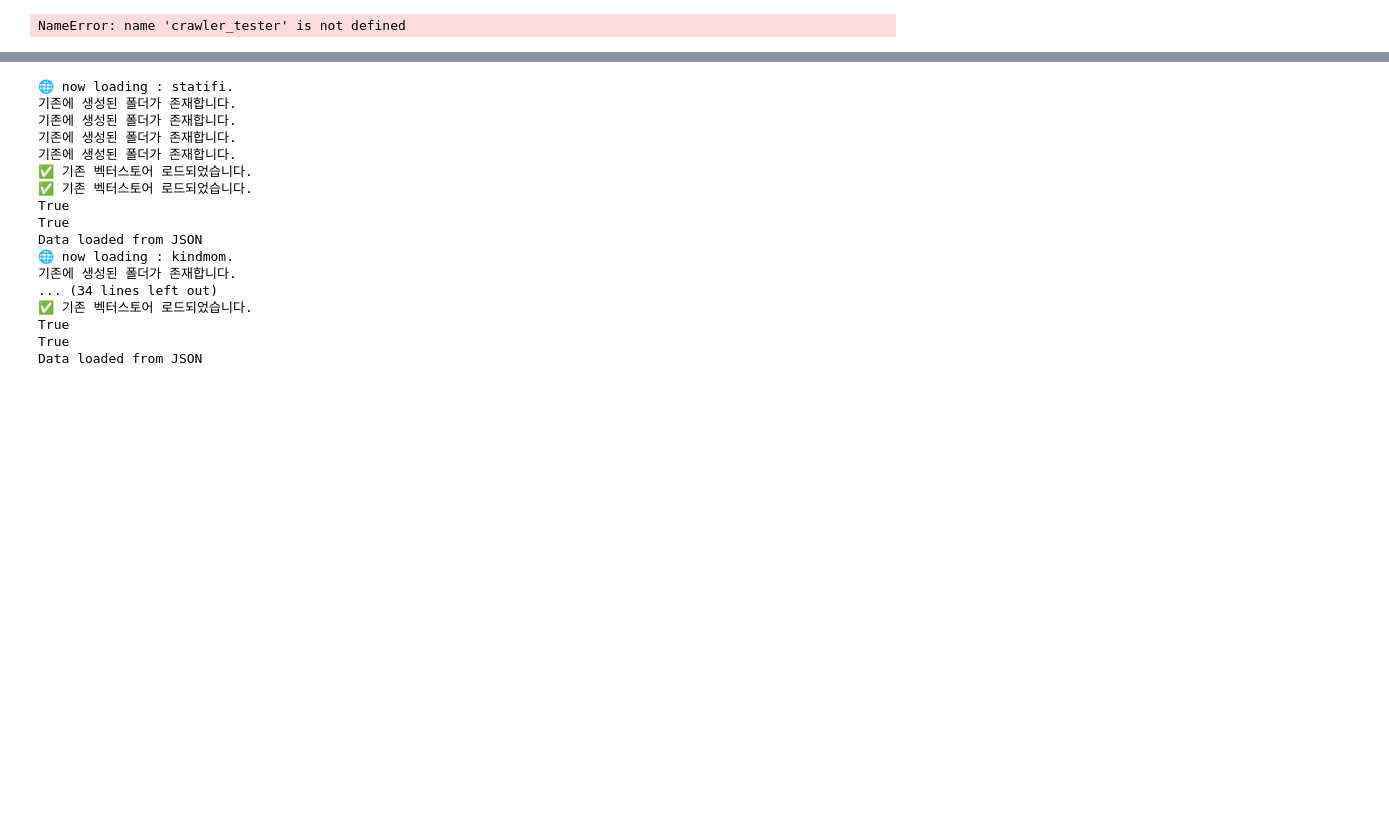
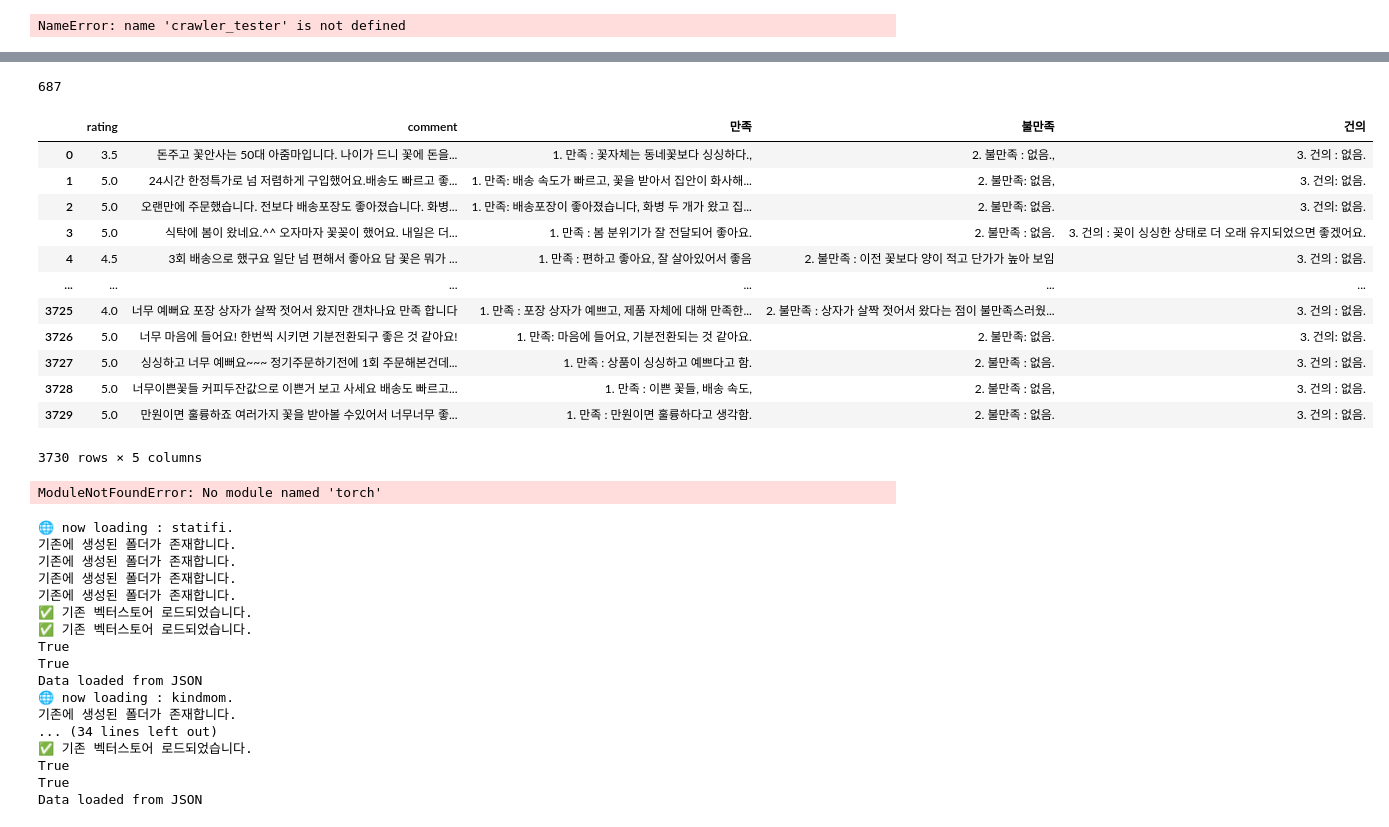
Before and after one commit to Fron95/automated_blogging, a Jupyter notebook: 종합.ipynb, the cells around one changed output, grey strips where cells are left out. Cells and saved outputs as stored; diff of their text form; code cells hidden in the pictures; blank space fills up the shorter version.

```diff
--- a/종합.ipynb
+++ b/종합.ipynb
@@ -148,0 +113,32 @@ aria_label
+# %%
+from langchain import LLMChain
+from langchain.prompts import PromptTemplate
+from langchain.llms import HuggingFaceHub
+from langchain_openai import ChatOpenAI
+# HuggingFace Repository ID
+repo_id = 'mistralai/Mistral-7B-Instruct-v0.2'
+
+# 질의내용
+question = "[INST]너는 한국말을 얼마나 잘 하니?[/INST]"
+
+# 템플릿
+template = """Question: {question}
+
+Answer: """
+
+# 프롬프트 템플릿 생성
+prompt = PromptTemplate(template=template, input_variables=["question"])
+
+# HuggingFaceHub 객체 생성
+# llm = HuggingFaceHub(
+#     repo_id=repo_id,
+#     huggingfacehub_api_token = "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",
+#     model_kwargs={"temperature": 0.2,
+#                   "max_length": 128}
+# )
+llm = ChatOpenAI(model="gpt-3.5-turbo-0125",) # LLM model (openai 에서 이용가능한 모델 중 가장 저렴한 gpt3.5-turbo모델을 사용합니다.)
+# LLM Chain 객체 생성
+llm_chain = LLMChain(prompt=prompt, llm=llm)
+
+# 실행
+print(llm_chain.run(question=question))
@@ -148,0 +282,24 @@ aria_label
+# %%
+len(answers)
+# %% [output]
+687
+# %%
+df['만족'] = [answer[0] for answer in answers]
+df['불만족'] = [answer[1] for answer in answers]
+df['건의'] = [answer[2] for answer in answers]
+
+df
+# %% [output]
+|  | rating | comment | 만족 | 불만족 | 건의 |
+| 0 | 3.5 | 돈주고 꽃안사는 50대 아줌마입니다. 나이가 드니 꽃에 돈을... | 1. 만족 : 꽃자체는 동네꽃보다 싱싱하다., | 2. 불만족 : 없음., | 3. 건의 : 없음. |
+| 1 | 5.0 | 24시간 한정특가로 넘 저렴하게 구입했어요.배송도 빠르고 좋... | 1. 만족: 배송 속도가 빠르고, 꽃을 받아서 집안이 화사해... | 2. 불만족: 없음, | 3. 건의: 없음. |
+| 2 | 5.0 | 오랜만에 주문했습니다. 전보다 배송포장도 좋아졌습니다. 화병... | 1. 만족: 배송포장이 좋아졌습니다, 화병 두 개가 왔고 집... | 2. 불만족: 없음. | 3. 건의: 없음. |
+| 3 | 5.0 | 식탁에 봄이 왔네요.^^ 오자마자 꽃꽂이 했어요. 내일은 더... | 1. 만족 : 봄 분위기가 잘 전달되어 좋아요. | 2. 불만족 : 없음. | 3. 건의 : 꽂이 싱싱한 상태로 더 오래 유지되었으면 좋겠어요. |
+| 4 | 4.5 | 3회 배송으로 했구요 일단 넘 편해서 좋아요 담 꽃은 뭐가 ... | 1. 만족 : 편하고 좋아요, 잘 살아있어서 좋음 | 2. 불만족 : 이전 꽃보다 양이 적고 단가가 높아 보임 | 3. 건의 : 없음. |
+| ... | ... | ... | ... | ... | ... |
+| 3725 | 4.0 | 너무 예뻐요 포장 상자가 살짝 젓어서 왔지만 갠차나요 만족 합니다 | 1. 만족 : 포장 상자가 예쁘고, 제품 자체에 대해 만족한... | 2. 불만족 : 상자가 살짝 젓어서 왔다는 점이 불만족스러웠... | 3. 건의 : 없음. |
+| 3726 | 5.0 | 너무 마음에 들어요! 한번씩 시키면 기분전환되구 좋은 것 같아요! | 1. 만족: 마음에 들어요, 기분전환되는 것 같아요. | 2. 불만족: 없음. | 3. 건의: 없음. |
+| 3727 | 5.0 | 싱싱하고 너무 예뻐요~~~ 정기주문하기전에 1회 주문해본건데... | 1. 만족 : 상품이 싱싱하고 예쁘다고 함. | 2. 불만족 : 없음. | 3. 건의 : 없음. |
+| 3728 | 5.0 | 너무이쁜꽃들 커피두잔값으로 이쁜거 보고 사세요 배송도 빠르고... | 1. 만족 : 이쁜 꽃들, 배송 속도, | 2. 불만족 : 없음, | 3. 건의 : 없음. |
+| 3729 | 5.0 | 만원이면 훌륭하죠 여러가지 꽃을 받아볼 수있어서 너무너무 좋... | 1. 만족 : 만원이면 훌륭하다고 생각함. | 2. 불만족 : 없음. | 3. 건의 : 없음. |
+3730 rows × 5 columns
@@ -149,3 +308,19 @@ aria_label
+# %%
+import os
+import torch
+from transformers import AutoTokenizer, AutoModelForCausalLM
+
+model_id = 'beomi/Llama-3-Open-Ko-8B-Instruct-preview'
+
+tokenizer = AutoTokenizer.from_pretrained(model_id)
+model = AutoModelForCausalLM.from_pretrained(
+    model_id,
+    torch_dtype="auto",
+    device_map="auto",
+)
+model.eval()
+# %% [output]
+ModuleNotFoundError: No module named 'torch'
 # %%
 
 
```
Also changed, not shown: parts of 11 cells of this notebook, 3 other files.
